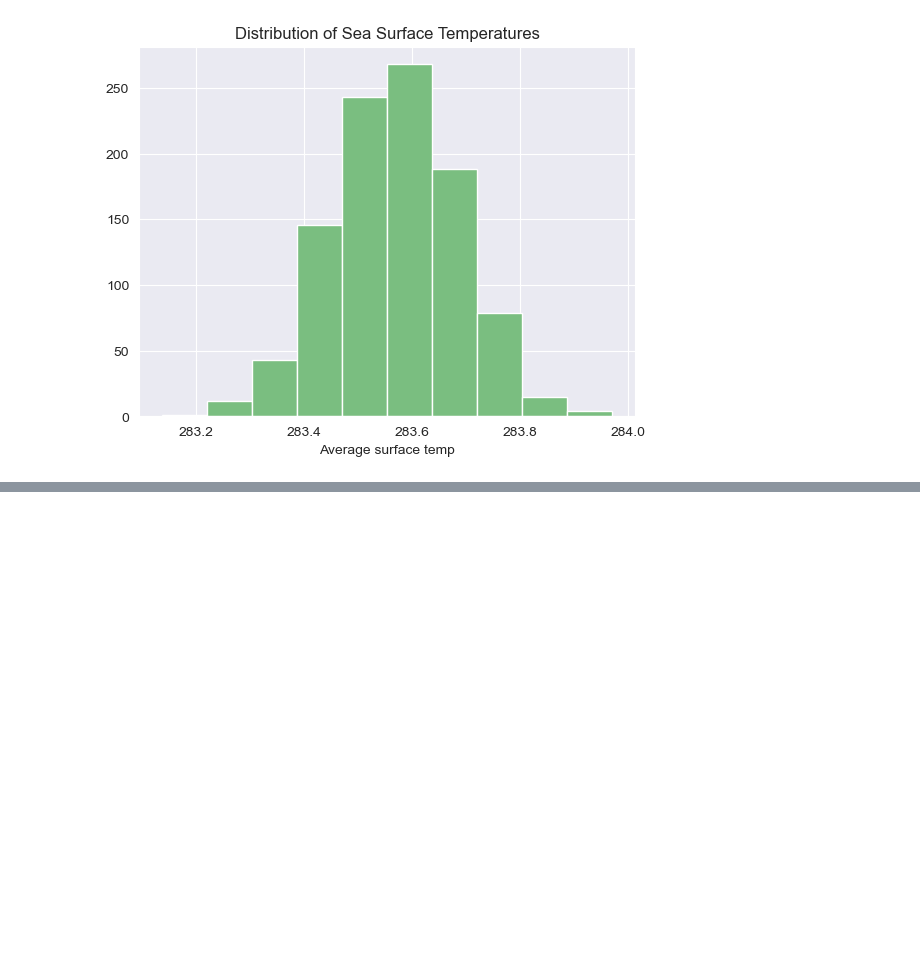
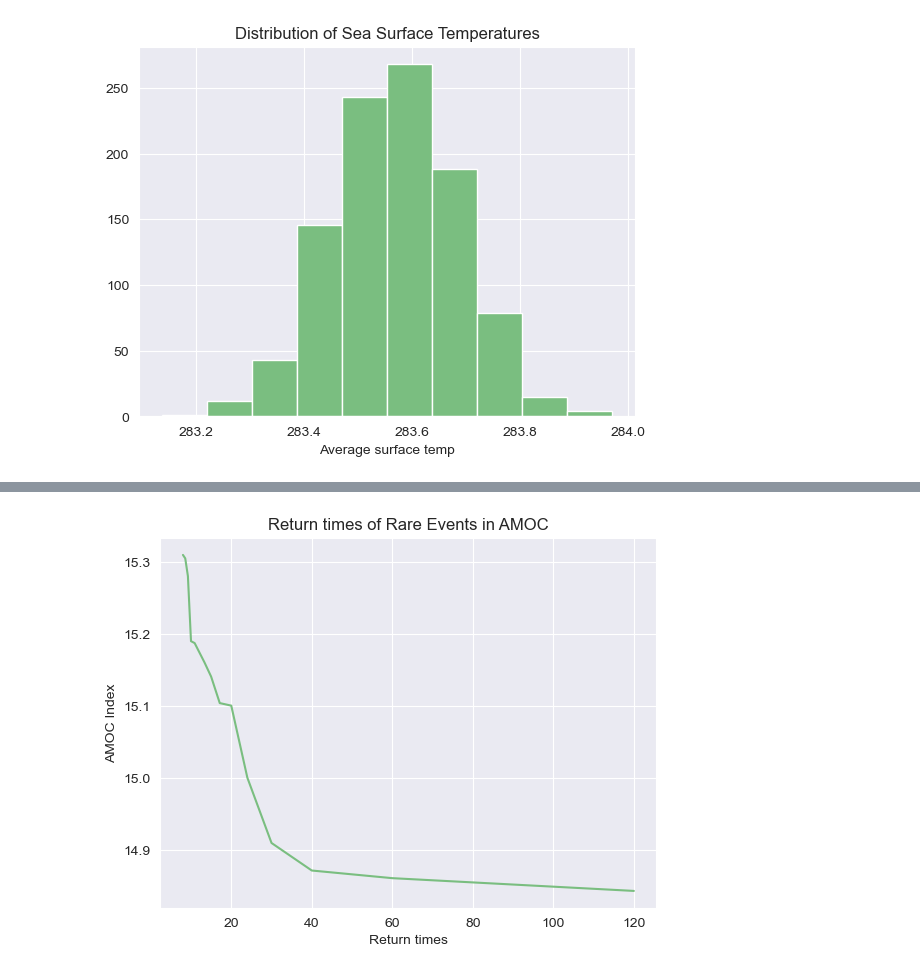
Before and after one commit to amethystaurora-robo/control_run_analysis, a Jupyter notebook: amoc_analysis.ipynb, the cells around one changed output, grey strips where cells are left out. Saved outputs shown, nothing was run; the diff lists cells and outputs as text; code cells hidden in the pictures; blank space fills up the shorter version.

```diff
--- a/amoc_analysis.ipynb
+++ b/amoc_analysis.ipynb
@@ -111,0 +129,26 @@ plt.savefig('PDF_amoc_cut.png')
+# %%
+#return time function - calculate return time - probability that x is less than a for each a (need to calculate a)
+delta_t=0.01
+return_times = []
+#decide on a - values below 3 std dev below mean
+threshold_a = control_mean - 3*control_std_dev
+a_list = []
+#construct list of all a
+for val in sorted(amoc_list):
+    if val<=threshold_a:
+        a_list.append(val)
+
+#find probability of x is less than a for all a, find return time
+for val in range(1,len(a_list)+1):
+    #number of values less is number that val is in the list
+    prob_less = val/len(amoc_list)
+    return_time = delta_t/prob_less
+    return_times.append(return_time)
+
+return_data = pd.DataFrame(data={'Return times':return_times,'AMOC Index':a_list})
+
+
+sns.lineplot(data=return_data,x='Return times',y='AMOC Index').set_title('Return times of Rare Events in AMOC')
+plt.savefig('returntimes_control.png')
+# %% [output]
+[figure, added]
```
Also changed, not shown: parts of 11 cells of this notebook.
